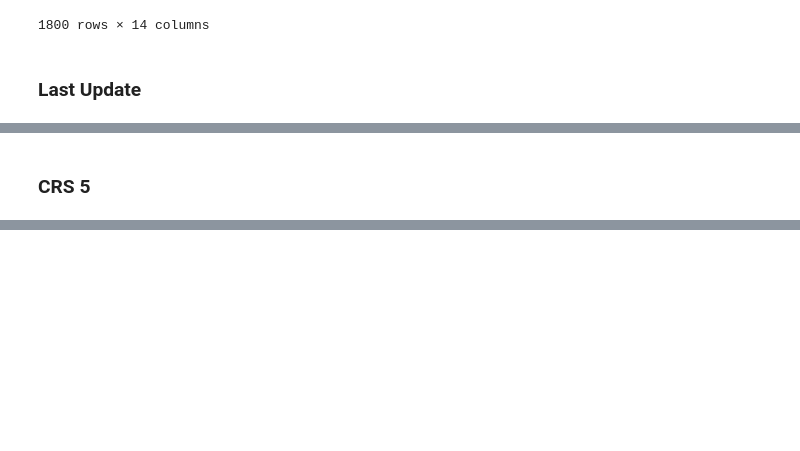
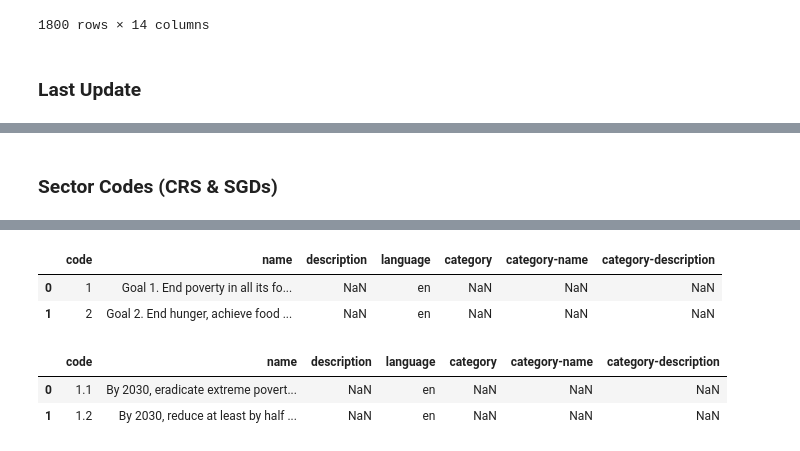
Before and after one commit to JanMuehlnikel/NLP-Development-Banks-Collaboration-Analyzer, a Jupyter notebook: data/preprocessing/transform_json.ipynb, the cells around one changed output, grey strips where cells are left out. Cells and saved outputs as stored; diff of their text form; code cells hidden in the pictures; blank space fills up the shorter version.

```diff
--- a/data/preprocessing/transform_json.ipynb
+++ b/data/preprocessing/transform_json.ipynb
@@ -298,7 +298,7 @@ trans_df.head(2)
 | 0 | NL-KVK-32092131-2062 | UG-2062 Covid response Uganda | NaN | Edukans | [UG] | NaN | NaN | Extra budget for covid response | ... |
 | 1 | NL-KVK-32092131-2063 | GH-2063 Covid response Ghana | NaN | Edukans | [GH] | NaN | NaN | Extra budget covid response | ... |
 # %% [markdown]
-### CRS 5
+### Sector Codes (CRS & SGDs)
 # %%
 sector_codes = {
     1: "OECD DAC CRS Purpose Codes (5 digit)",
@@ -330,6 +330,20 @@ crs3_df.head(2)
 |  | code | name | description | language | category | category-name | category-description |
 | 0 | 111 | Education, Level Unspecified | The codes in this category are to... | en | NaN | NaN | NaN |
 | 1 | 112 | Basic Education | NaN | en | NaN | NaN | NaN |
+# %%
+sgd_goals_df = pd.read_csv("../../src/sgd_goals.csv")
+sgd_goals_df.head(2)
+# %% [output]
+|  | code | name | description | language | category | category-name | category-description |
+| 0 | 1 | Goal 1. End poverty in all its fo... | NaN | en | NaN | NaN | NaN |
+| 1 | 2 | Goal 2. End hunger, achieve food ... | NaN | en | NaN | NaN | NaN |
+# %%
+sgd_targ_df = pd.read_csv("../../src/sgd_targets.csv")
+sgd_targ_df.head(2)
+# %% [output]
+|  | code | name | description | language | category | category-name | category-description |
+| 0 | 1.1 | By 2030, eradicate extreme povert... | NaN | en | NaN | NaN | NaN |
+| 1 | 1.2 | By 2030, reduce at least by half ... | NaN | en | NaN | NaN | NaN |
 # %%
 # to process different variants of codes (crs3, crs5 etc.)
 
```
Also changed, not shown: parts of 2 cells of this notebook, 3 other files.
